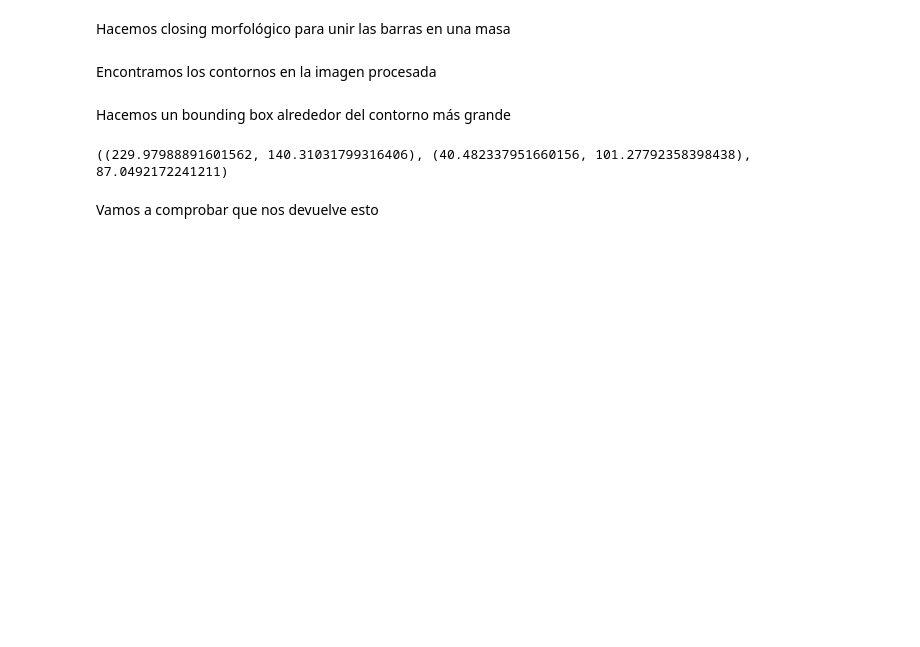
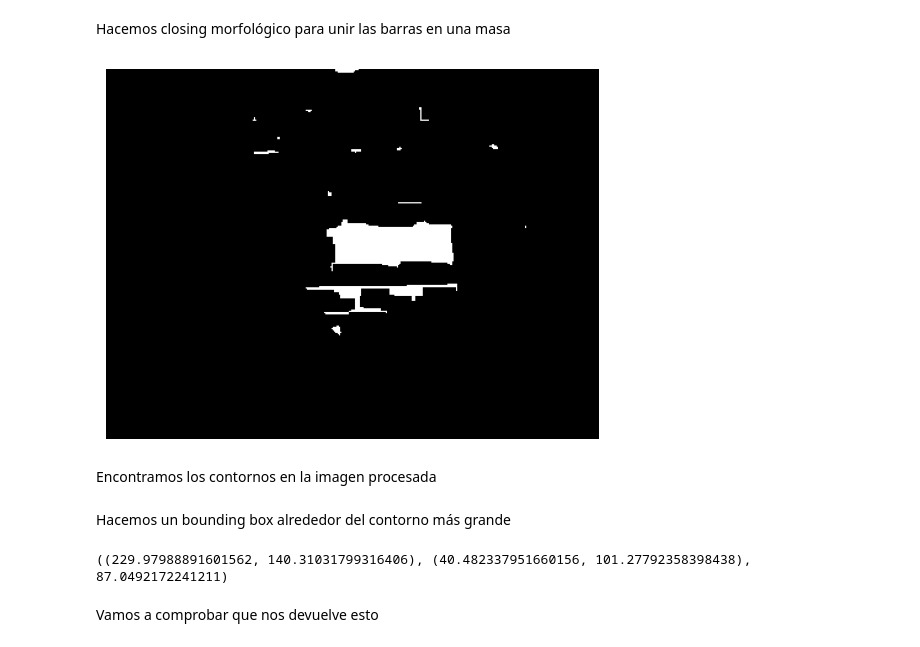
Before and after one commit to DiegoLopezAroca/Barcode-Detection, a Jupyter notebook: barcode_detection.ipynb, the cells around one changed output. Drawn from its saved outputs; the diff is of its cells as text; code cells hidden in the pictures; blank space fills up the shorter version.

```diff
--- a/barcode_detection.ipynb
+++ b/barcode_detection.ipynb
@@ -123,14 +130,16 @@ Hacemos closing morfológico para unir las barras en una masa
 # %%
 kernel = cv2.getStructuringElement(cv2.MORPH_RECT, (21, 7))
 closed = cv2.morphologyEx(thresh, cv2.MORPH_CLOSE, kernel)
 
 # Limpieza básica
 closed = cv2.dilate(closed, None, iterations=4)
 closed = cv2.erode(closed, None, iterations=4)
 
-cv2.imshow("Closed (solo con Canny)", closed)
-cv2.waitKey(0)
-cv2.destroyAllWindows()
+plt.imshow(closed, cmap='gray')
+plt.axis('off')
+plt.show()
+# %% [output]
+[figure, added]
 # %% [markdown]
 Encontramos los contornos en la imagen procesada
 # %%
```
Also changed, not shown: parts of 7 cells of this notebook.
